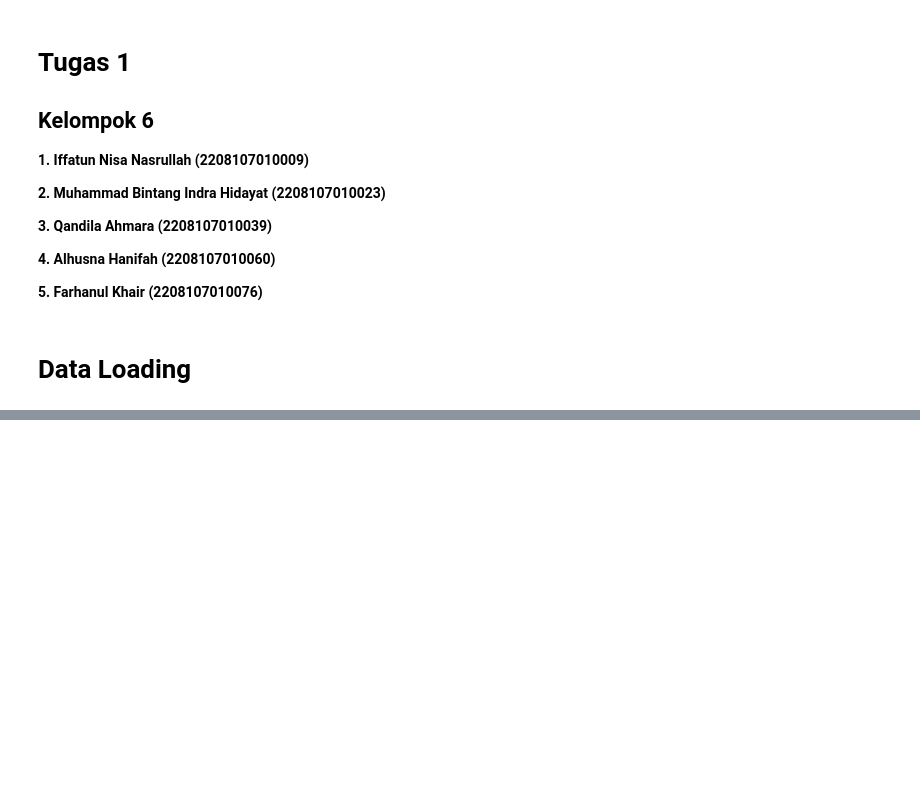
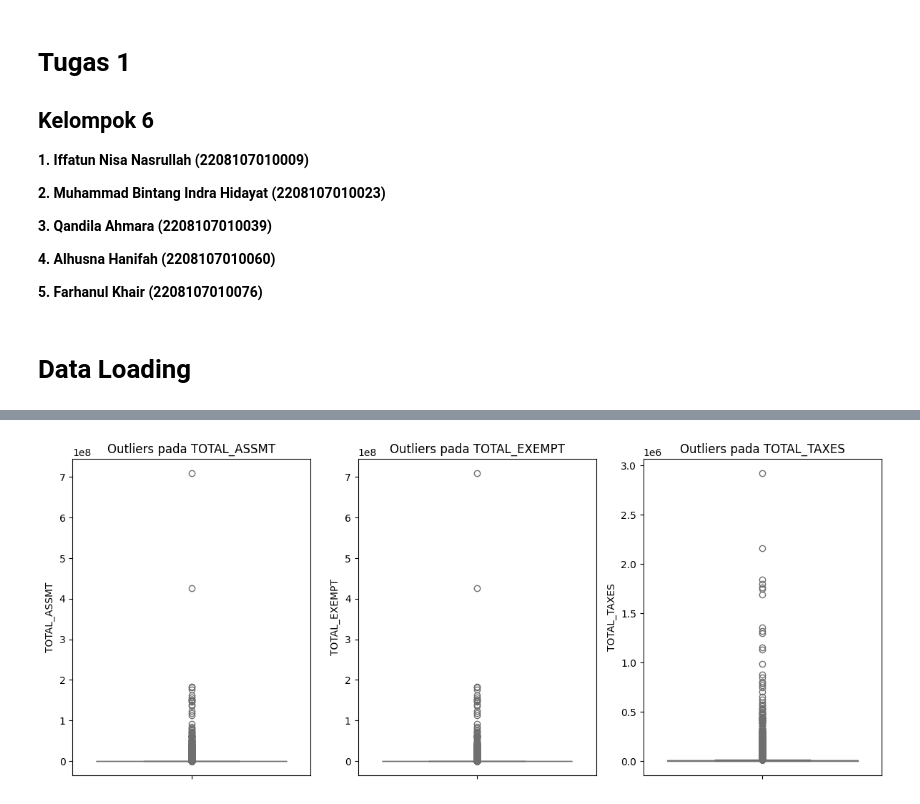
Before and after one commit to MuhammadBintang27/Kelompok_6_Tugas01_Data_Preparation, a Jupyter notebook: Kelompok6.ipynb, the cells around one changed output, grey strips where cells are left out. Saved outputs shown, nothing was run; the diff lists cells and outputs as text; code cells hidden in the pictures; blank space fills up the shorter version.

```diff
--- a/Kelompok6.ipynb
+++ b/Kelompok6.ipynb
@@ -51,0 +159,15 @@ df.duplicated().sum()
+# %%
+# Fungsi untuk mendeteksi outliers menggunakan IQR
+def detect_outliers_iqr(df, col):
+    Q1 = df[col].quantile(0.25)  # Kuartil pertama
+    Q3 = df[col].quantile(0.75)  # Kuartil ketiga
+    IQR = Q3 - Q1  # Interquartile Range
+    lower_bound = Q1 - 1.5 * IQR
+    upper_bound = Q3 + 1.5 * IQR
+    outliers = df[(df[col] < lower_bound) | (df[col] > upper_bound)]
+    return outliers
+
+# Menampilkan jumlah outlier di setiap kolom numerik
+for col in df.select_dtypes(include=['float64', 'int64']).columns:
+    num_outliers = detect_outliers_iqr(df, col).shape[0]
+    print(f"Jumlah outliers di kolom '{col}': {num_outliers}")
@@ -51,0 +183,16 @@ df.duplicated().sum()
+# %%
+# Pilih hanya kolom yang diminta
+selected_cols = ["TOTAL_ASSMT", "TOTAL_EXEMPT", "TOTAL_TAXES"]
+
+plt.figure(figsize=(12, 5))  # Atur ukuran gambar
+
+# Loop untuk membuat boxplot setiap kolom
+for i, col in enumerate(selected_cols, 1):
+    plt.subplot(1, 3, i)  # 1 baris, 3 kolom
+    sns.boxplot(y=df[col], color="skyblue")
+    plt.title(f"Outliers pada {col}")
+
+plt.tight_layout()  # Agar tidak tumpang tindih
+plt.show()
+# %% [output]
+[figure, added]
```
Also changed, not shown: parts of 14 cells of this notebook.
